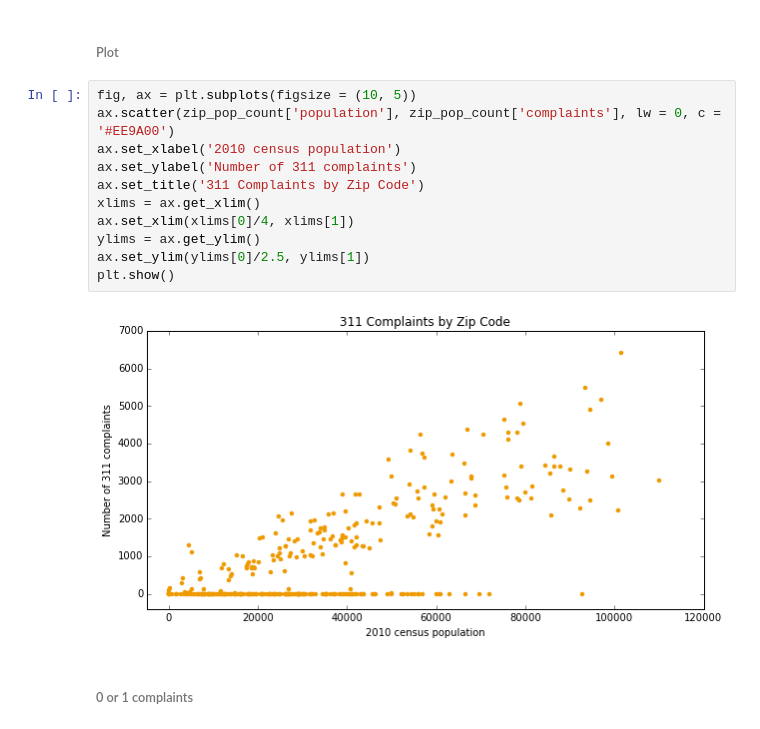
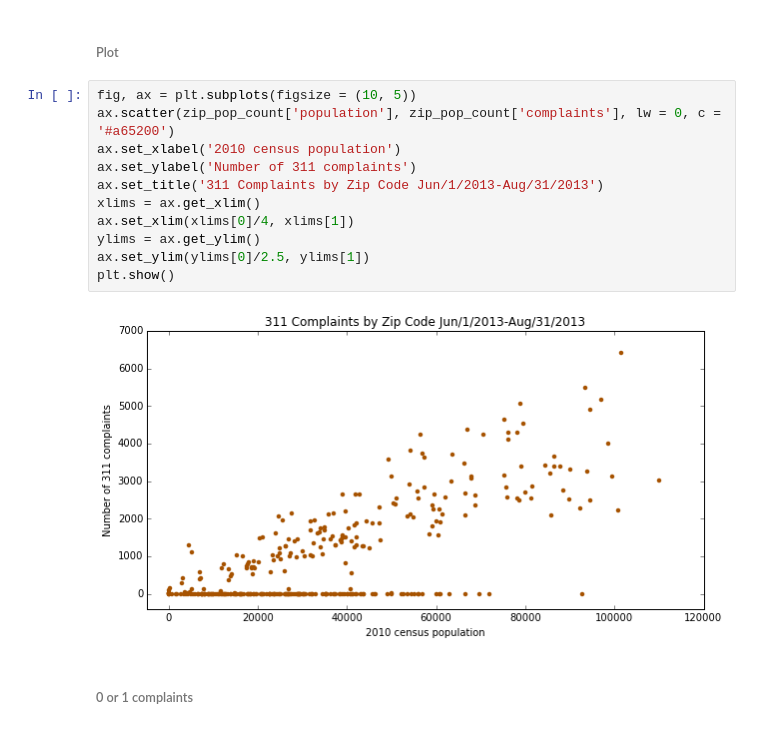
Before and after one commit to pvarsh/pr_informatics, a Jupyter notebook: assignment-7/problem3_1.ipynb, the cells around one changed output. Cells and saved outputs as stored; diff of their text form.

```diff
--- a/assignment-7/problem3_1.ipynb
+++ b/assignment-7/problem3_1.ipynb
@@ -61,17 +61,17 @@ zip_pop_count.columns = ['zip', 'population', 'complaints']
 ###### Plot
 # %%
 fig, ax = plt.subplots(figsize = (10, 5))
-ax.scatter(zip_pop_count['population'], zip_pop_count['complaints'], lw = 0, c = '#EE9A00')
+ax.scatter(zip_pop_count['population'], zip_pop_count['complaints'], lw = 0, c = '#a65200')
 ax.set_xlabel('2010 census population')
 ax.set_ylabel('Number of 311 complaints')
-ax.set_title('311 Complaints by Zip Code')
+ax.set_title('311 Complaints by Zip Code Jun/1/2013-Aug/31/2013')
 xlims = ax.get_xlim()
 ax.set_xlim(xlims[0]/4, xlims[1])
 ylims = ax.get_ylim()
 ax.set_ylim(ylims[0]/2.5, ylims[1])
 plt.show()
 # %% [output]
-[figure, old version]
+[figure, new version]
 # %% [markdown]
 ###### 0 or 1 complaints
 # %%
```
Also changed, not shown: parts of 1 cell of this notebook.
